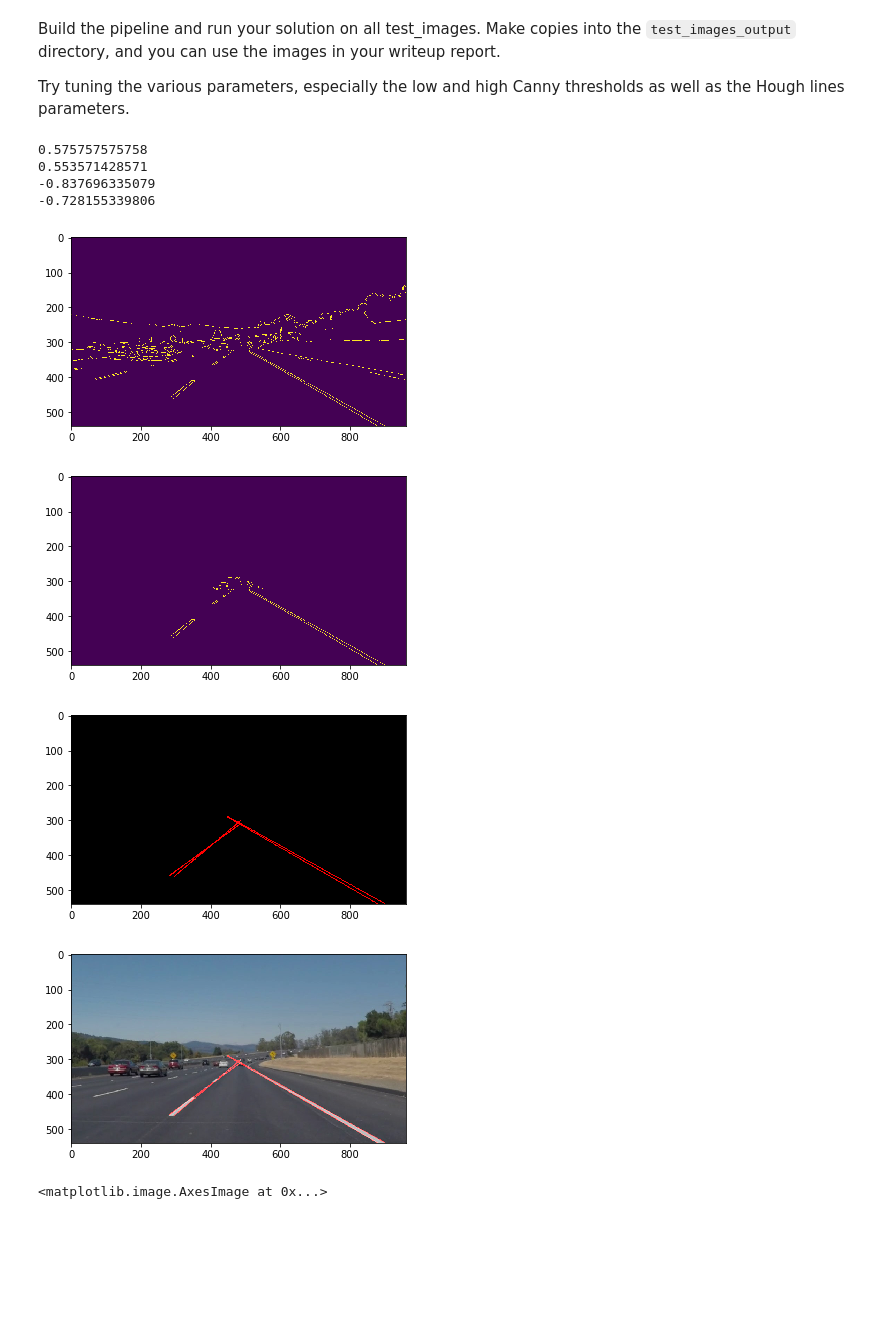
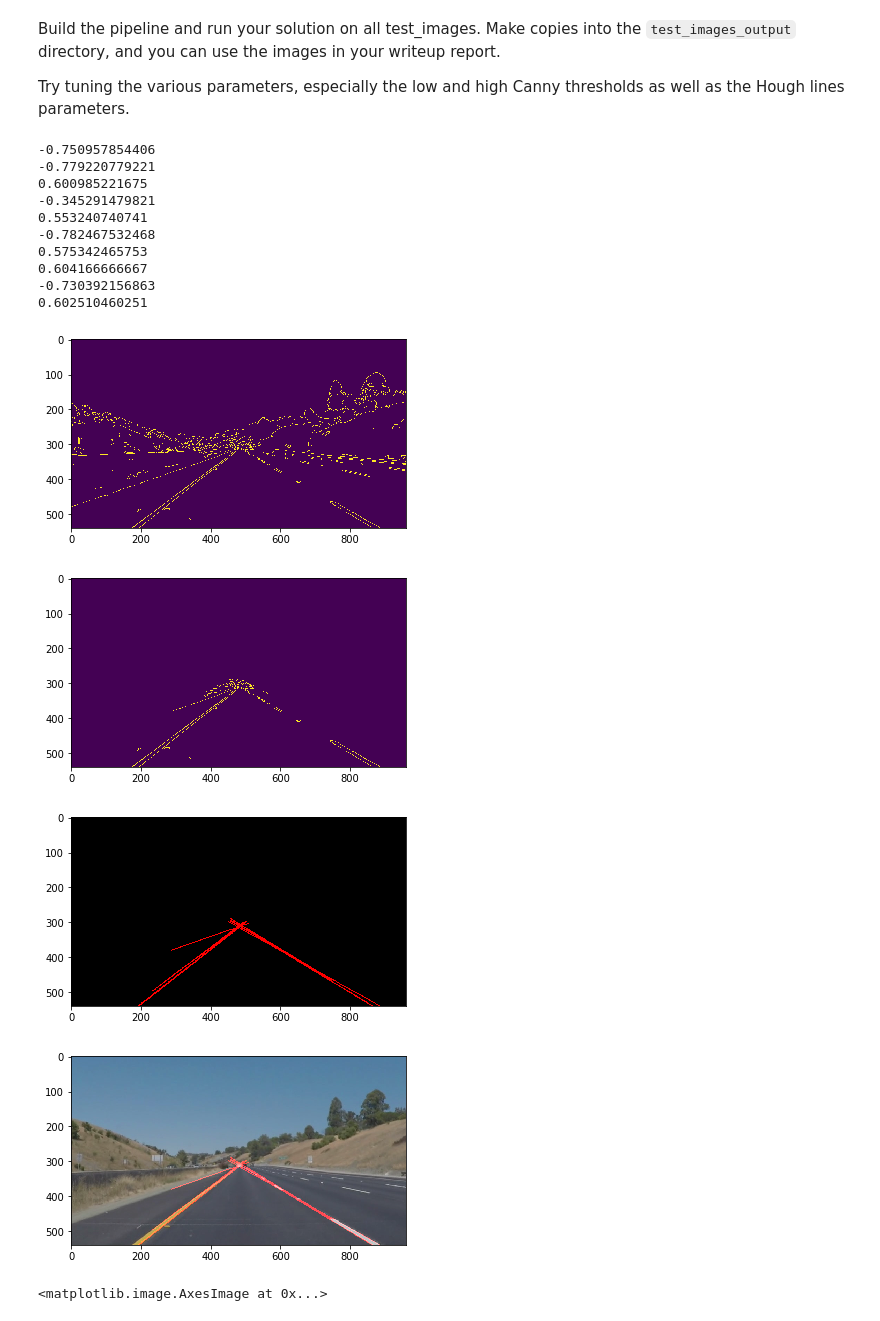
Before and after one commit to sethbunke/CarND-LaneLines-P1, a Jupyter notebook: P1-Copy1.ipynb, the cells around one changed output. Saved outputs shown, nothing was run; the diff lists cells and outputs as text; code cells hidden in the pictures; blank space fills up the shorter version.

Commit message:
better results

```diff
--- a/P1-Copy1.ipynb
+++ b/P1-Copy1.ipynb
@@ -301,24 +302,32 @@ def pipeline1(image, low_threshold, high_threshold, rho, threshold, min_line_len
     #return final_image
     return (edges, masked_edges, line_img, final_image)
 # %%
-img_path = "test_images_1/" + images[0]
+img_path = "test_images_1/" + images[5]
 test_image = mpimg.imread(img_path)
 #result1 = pipeline1(test_image, 100, 250, 3, 75, 125, 2) #baseline - not picking up left dashed line
 #image, low_threshold, high_threshold, rho, threshold, min_line_length, max_line_gap
-result1 = pipeline1(test_image, 50, 150, 3, 20, 160, 60) #better getting right and left, but not all of left and others
+#result1 = pipeline1(test_image, 50, 150, 3, 20, 160, 60) # better - lane lines go too long and picking up additional
+#result1 = pipeline1(test_image, 50, 90, 3, 20, 180, 100) # better - both lane lines
+result1 = pipeline1(test_image, 50, 90, 3, 20, 175, 100)
 #plt.imshow(result1[0])
 for ima in result1:
     plt.figure()
     plt.imshow(ima)
 # %% [output]
-0.575757575758
-0.553571428571
--0.837696335079
--0.728155339806
+-0.750957854406
+-0.779220779221
+0.600985221675
+-0.345291479821
+0.553240740741
+-0.782467532468
+0.575342465753
+0.604166666667
+-0.730392156863
+0.602510460251
-[figure, old version]
+[figure, new version]
-[figure, old version]
+[figure, new version]
-[figure, old version]
+[figure, new version]
-[figure, old version]
+[figure, new version]
 # %%
 # from IPython.display import Image
 # from IPython.display import display
```
Also changed, not shown: parts of 1 cell of this notebook.
